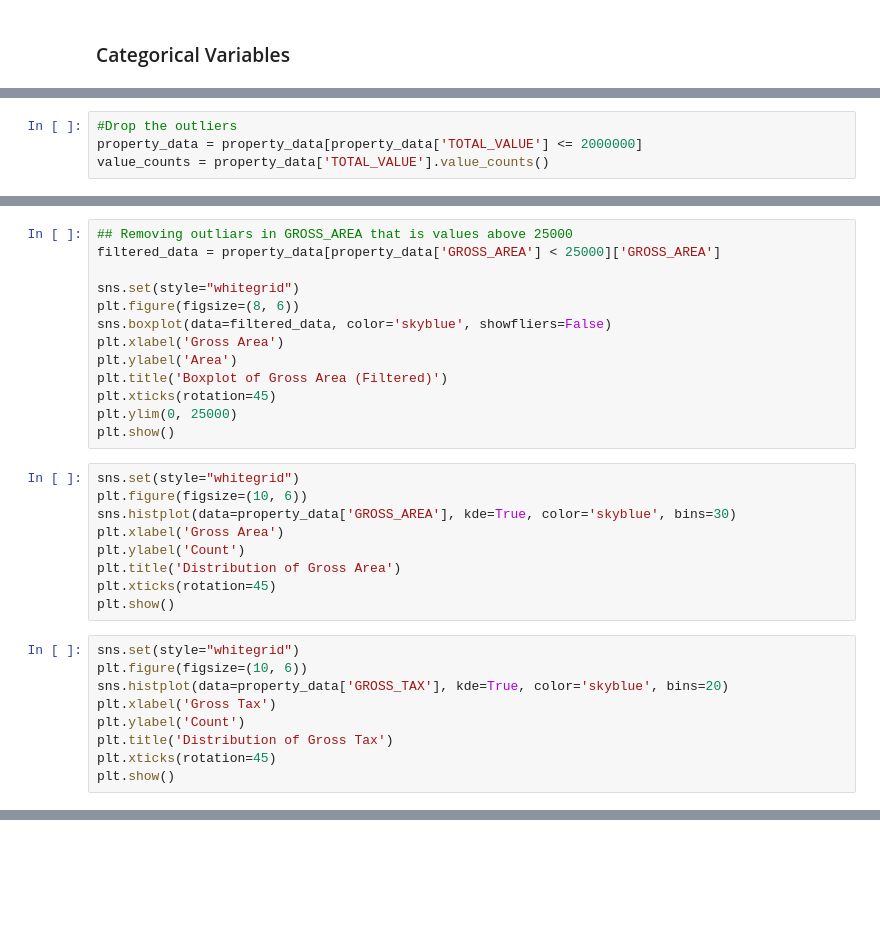
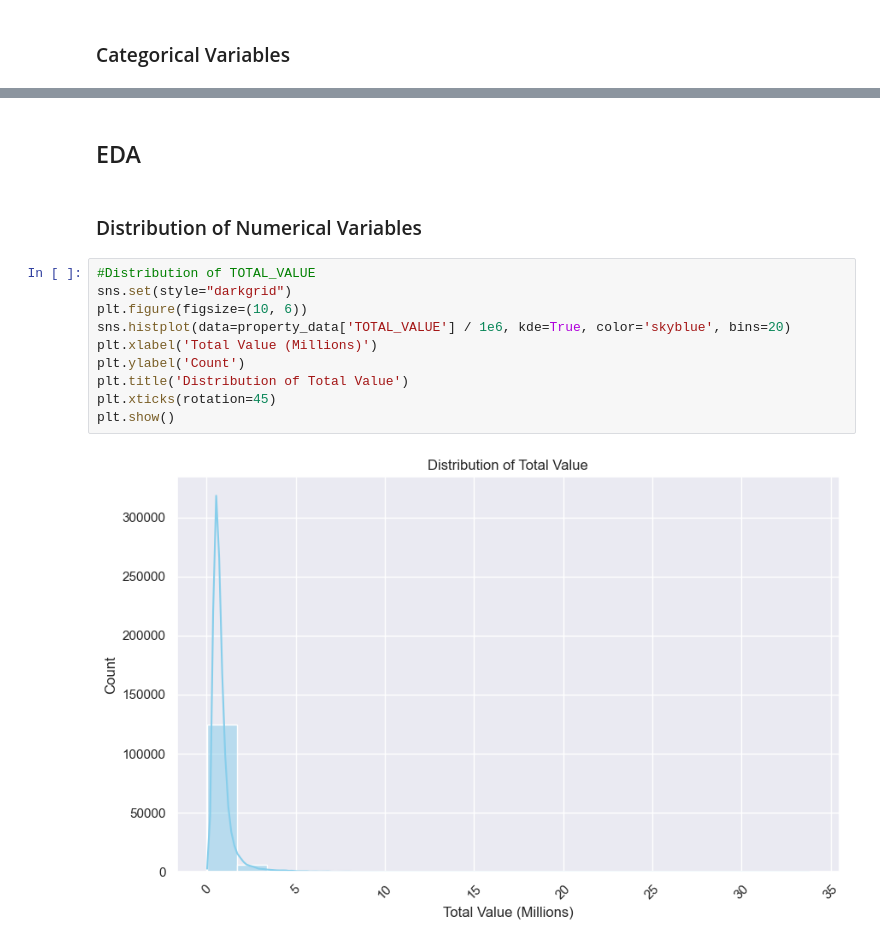
Before and after one commit to sneharaorokkam/Boston-Property-Assesment, a Jupyter notebook: Group1_capstone.ipynb, the cells around one changed output, grey strips where cells are left out. Drawn from its saved outputs; the diff is of its cells as text; blank space fills up the shorter version.

```diff
--- a/Group1_capstone.ipynb
+++ b/Group1_capstone.ipynb
@@ -288,4 +346,0 @@ filtered_data
-# %%
-#Drop the outliers
-property_data = property_data[property_data['TOTAL_VALUE'] <= 2000000]
-value_counts = property_data['TOTAL_VALUE'].value_counts()
@@ -312,31 +346,0 @@ plt.show()
-# %%
-## Removing outliars in GROSS_AREA that is values above 25000
-filtered_data = property_data[property_data['GROSS_AREA'] < 25000]['GROSS_AREA']
-
-sns.set(style="whitegrid")
-plt.figure(figsize=(8, 6))
-sns.boxplot(data=filtered_data, color='skyblue', showfliers=False)
-plt.xlabel('Gross Area')
-plt.ylabel('Area')
-plt.title('Boxplot of Gross Area (Filtered)')
-plt.xticks(rotation=45)
-plt.ylim(0, 25000)
-plt.show()
-# %%
-sns.set(style="whitegrid")
-plt.figure(figsize=(10, 6))
-sns.histplot(data=property_data['GROSS_AREA'], kde=True, color='skyblue', bins=30)
-plt.xlabel('Gross Area')
-plt.ylabel('Count')
-plt.title('Distribution of Gross Area')
-plt.xticks(rotation=45)
-plt.show()
-# %%
-sns.set(style="whitegrid")
-plt.figure(figsize=(10, 6))
-sns.histplot(data=property_data['GROSS_TAX'], kde=True, color='skyblue', bins=20)
-plt.xlabel('Gross Tax')
-plt.ylabel('Count')
-plt.title('Distribution of Gross Tax')
-plt.xticks(rotation=45)
-plt.show()
@@ -342,0 +570,16 @@ plt.show()
+# %% [markdown]
+## EDA
+# %% [markdown]
+### Distribution of Numerical Variables
+# %%
+#Distribution of TOTAL_VALUE
+sns.set(style="darkgrid")
+plt.figure(figsize=(10, 6))
+sns.histplot(data=property_data['TOTAL_VALUE'] / 1e6, kde=True, color='skyblue', bins=20)
+plt.xlabel('Total Value (Millions)')
+plt.ylabel('Count')
+plt.title('Distribution of Total Value')
+plt.xticks(rotation=45)
+plt.show()
+# %% [output]
+[figure, added]
```
Also changed, not shown: parts of 69 cells of this notebook, 1 other file.
